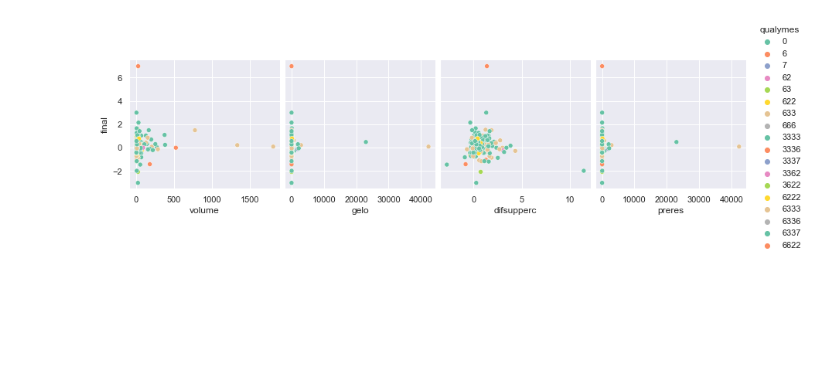
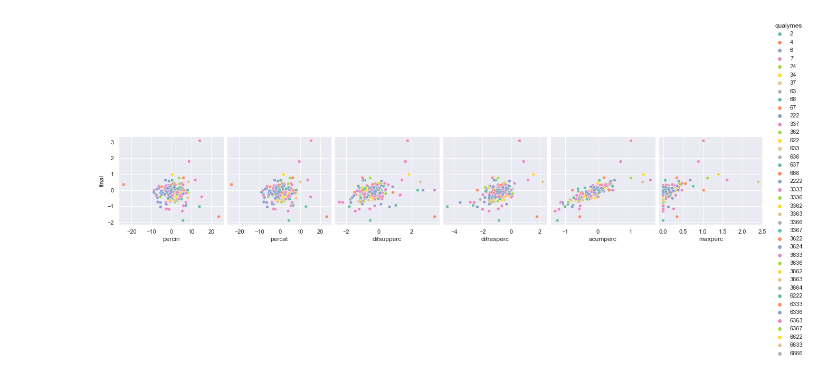
Before and after one commit to Francelo20/Frinance11, a Jupyter notebook: inteligencia.ipynb, the cells around one changed output. Cells and saved outputs as stored; diff of their text form; code cells hidden in the pictures; blank space fills up the shorter version.

```diff
--- a/inteligencia.ipynb
+++ b/inteligencia.ipynb
@@ -1,15 +1,16 @@
 # %%
 import pandas as pd
 import seaborn as sns
 import matplotlib.pyplot as plt
 import numpy as np
 ##from jupyterthemes import jtplot
 
 data = pd.read_json("final.json")
 sns.set_theme() ##style="ticks"/dark, whitegrid..., palette="pastel"
-sns.pairplot(data, x_vars=['volume', 'gelo', 'difsupperc', 'preres'], y_vars=["final"], height=3, palette="Set2", aspect=1, hue="qualymes");#, kind="reg"
+sns.pairplot(data, x_vars=['percin', 'percat', 'difsupperc',
+       'difresperc', 'acumperc', 'maxperc'], y_vars=["final"], height=3, palette="Set2", aspect=1, hue="qualymes");#, kind="reg"
 # %% [output]
-[figure, old version]
+[figure, new version]
 # %%
 '''
 sum_x=data['acumperc'].sum()
```
Also changed, not shown: 11 other files.
